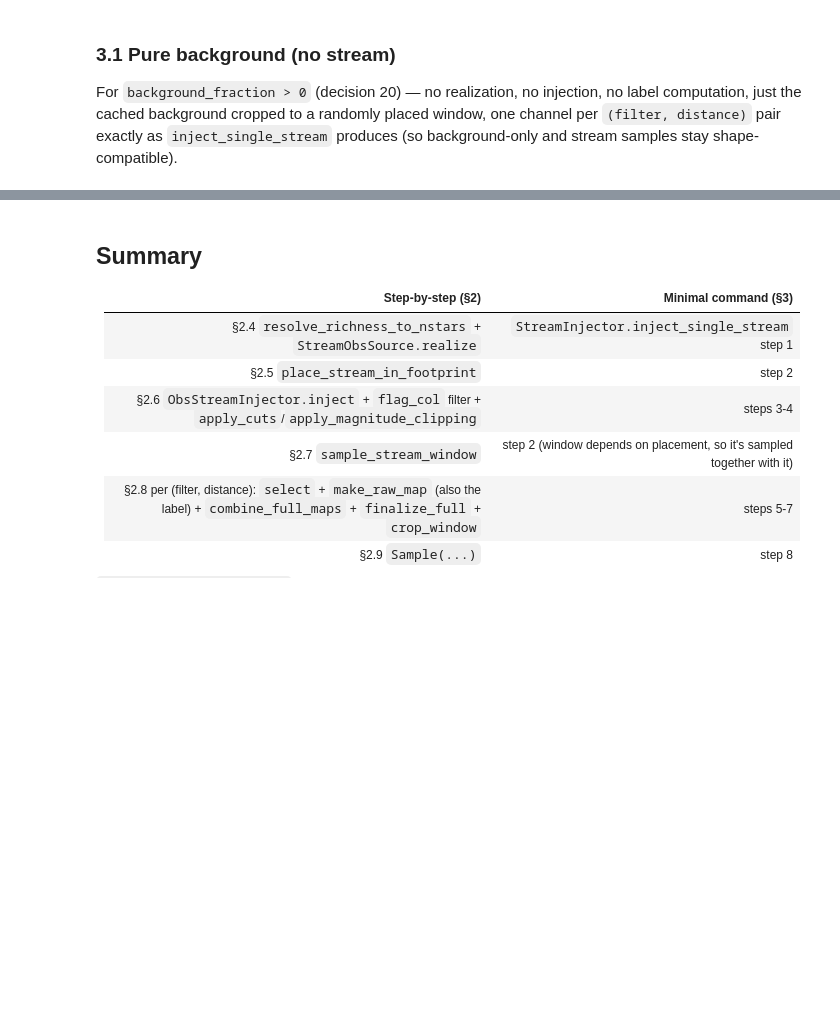
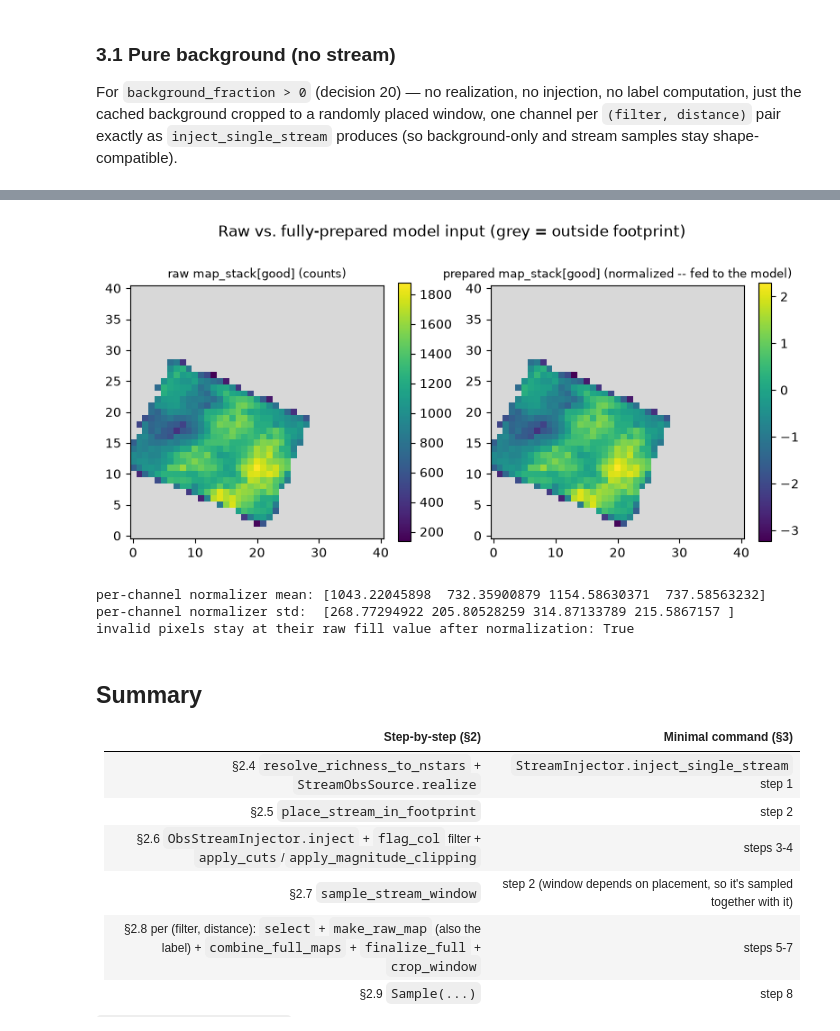
Before and after one commit to MatthieuPE/streamgoggles, a Jupyter notebook: notebooks/create_data.ipynb, the cells around one changed output, grey strips where cells are left out. Saved outputs shown, nothing was run; the diff lists cells and outputs as text; code cells hidden in the pictures; blank space fills up the shorter version.

```diff
--- a/notebooks/create_data.ipynb
+++ b/notebooks/create_data.ipynb
@@ -589,3 +606,65 @@ params: {}
+# %%
+# A single sample's own valid pixels are enough to fit() here -- this
+# notebook only wants to show what preparation *does*, not produce
+# well-calibrated statistics (train_model.ipynb pools several samples
+# instead, which is what a real training run should do).
+normalizer = RobustNormalizer()
+normalizer.fit(sample_minimal.map_stack, sample_minimal.valid_mask)
+
+transform = StreamMapTransform(normalizer=normalizer, augment=False)
+prepared = transform(
+    {
+        "map_stack": sample_minimal.map_stack,
+        "label_stack": sample_minimal.label_stack,
+        "valid_mask": sample_minimal.valid_mask,
+        "params": sample_minimal.params,
+        "metadata": sample_minimal.metadata,
+    }
+)
+
+cmap = plt.get_cmap("viridis").copy()
+cmap.set_bad(color="0.85")
+
+
+def _masked(img, valid_mask):
+    return np.where(valid_mask, img, np.nan)
+
+
+fig, axes = plt.subplots(1, 2, figsize=(8, 4))
+im0 = axes[0].imshow(
+    _masked(sample_minimal.map_stack[good_idx], sample_minimal.valid_mask),
+    origin="lower",
+    cmap=cmap,
+)
+axes[0].set_title("raw map_stack[good] (counts)", fontsize=9)
+plt.colorbar(im0, ax=axes[0], fraction=0.046)
+
+im1 = axes[1].imshow(
+    _masked(prepared["map_stack"][good_idx], prepared["valid_mask"]), origin="lower", cmap=cmap
+)
+axes[1].set_title("prepared map_stack[good] (normalized -- fed to the model)", fontsize=9)
+plt.colorbar(im1, ax=axes[1], fraction=0.046)
+
+fig.suptitle("Raw vs. fully-prepared model input (grey = outside footprint)")
+plt.tight_layout()
+plt.show()
+
+print(f"per-channel normalizer mean: {normalizer.mean}")
+print(f"per-channel normalizer std:  {normalizer.std}")
+print(
+    "invalid pixels stay at their raw fill value after normalization:",
+    bool(
+        np.all(
+            prepared["map_stack"][:, ~prepared["valid_mask"]]
+            == sample_minimal.map_stack[:, ~sample_minimal.valid_mask]
+        )
+    ),
+)
+# %% [output]
+[figure, added]
+per-channel normalizer mean: [1043.22045898  732.35900879 1154.58630371  737.58563232]
+per-channel normalizer std:  [268.77294922 205.80528259 314.87133789 215.5867157 ]
+invalid pixels stay at their raw fill value after normalization: True
 # %% [markdown]
 ## Summary
 
```
Also changed, not shown: parts of 10 cells of this notebook, 11 other files.
